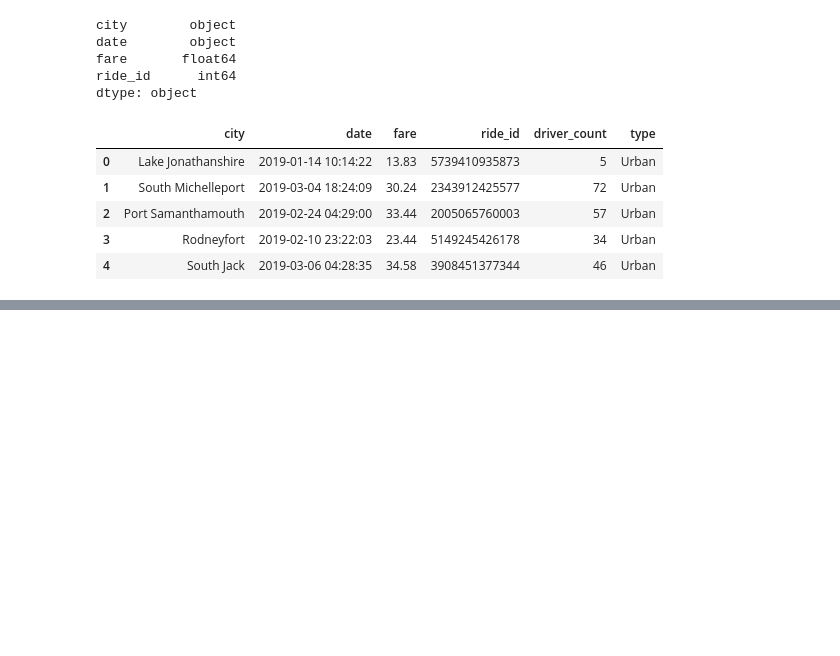
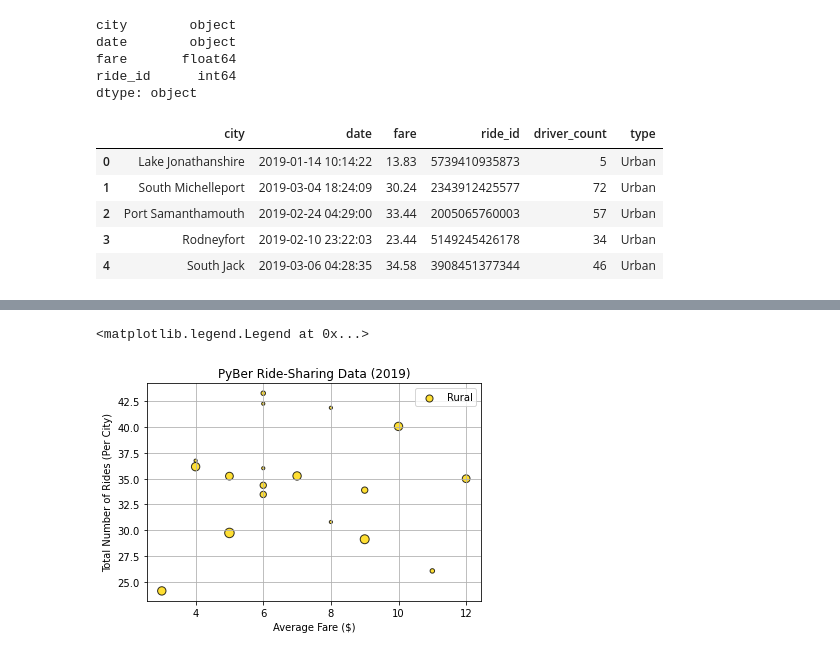
Before and after one commit to frankiebones/PyBer_Analysis, a Jupyter notebook: Pyber.ipynb, the cells around one changed output, grey strips where cells are left out. Drawn from its saved outputs; the diff is of its cells as text; code cells hidden in the pictures; blank space fills up the shorter version.

```diff
--- a/Pyber.ipynb
+++ b/Pyber.ipynb
@@ -112,0 +192,10 @@ pyber_data_df.head()
+# %%
+plt.scatter(rural_ride_count, avg_rural_fare, s=10*avg_rural_drivers, color='gold', alpha=0.8, label='Rural', edgecolor='black', linewidths=1)
+plt.title("PyBer Ride-Sharing Data (2019)")
+plt.xlabel("Average Fare ($)")
+plt.ylabel("Total Number of Rides (Per City)")
+plt.grid(True)
+plt.legend()
+# %% [output]
+<matplotlib.legend.Legend at 0x...>
+[figure, added]
```
Also changed, not shown: parts of 7 cells of this notebook, 1 other file.
